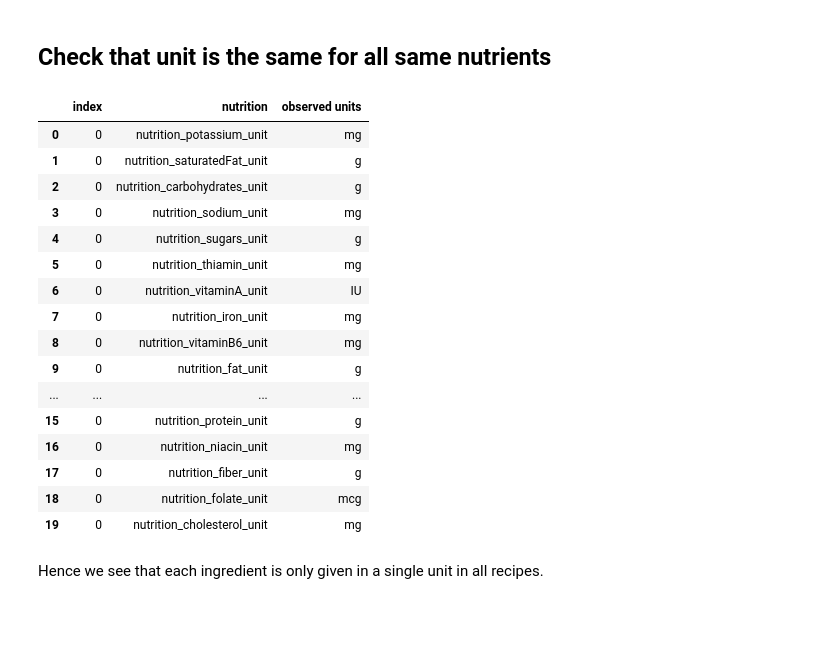
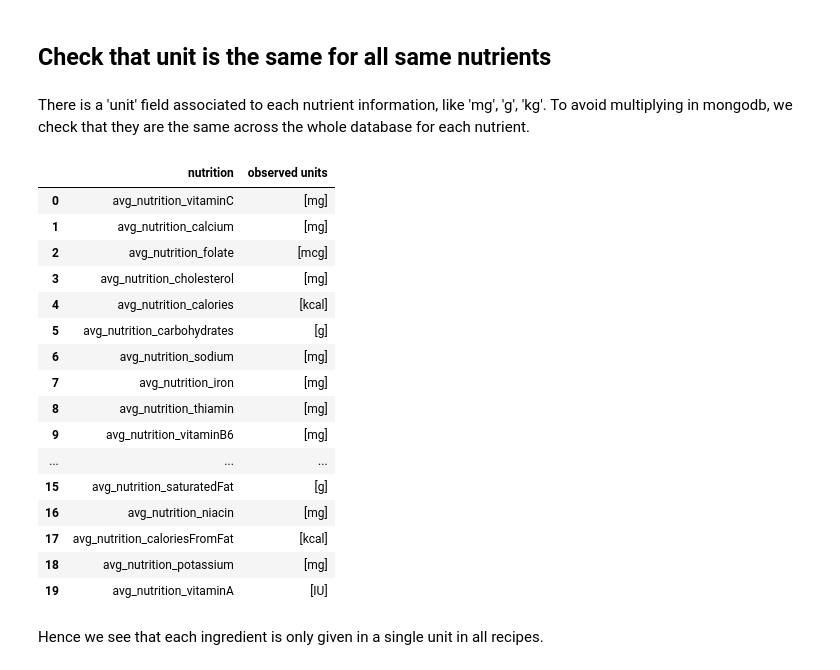
Before and after one commit to Rivollet/ADAProject, a Jupyter notebook: mongo-example/create_JSONs_from_database.ipynb, the cells around one changed output. Saved outputs shown, nothing was run; the diff lists cells and outputs as text; code cells hidden in the pictures; blank space fills up the shorter version.

```diff
--- a/mongo-example/create_JSONs_from_database.ipynb
+++ b/mongo-example/create_JSONs_from_database.ipynb
@@ -266,15 +103,0 @@ allKeysWithDescription
-# %%
-def is_number(myStr):
-    # str as input, returns true if is int or float
-    try:
-        float(myStr)
-        return True
-    except ValueError:
-        return False
-
-def make_column_name(myName):
-    # creates a name inspired from myName removing leading '$' sign (for mongodb) and '.' because of Pandas
-    return myName[1:].replace('.', '_')
-
-is_number(allKeysWithDescription['$nutrition.potassium.amount'])
-#allKeysWithDescription['$nutrition.potassium.amount']
@@ -498,49 +460,57 @@ anotherRecipe
  'video': None}
 # %% [markdown]
 ## Check that unit is the same for all same nutrients
+# %% [markdown]
+There is a 'unit' field associated to each nutrient information, like 'mg', 'g', 'kg'. To avoid multiplying in mongodb, we check that they are the same across the whole database for each nutrient.
 # %%
-allKeysWithDescription = get_all_field_addresses(oneRecipe, shortenLongStrings=False)
-keyAddressesToCheck = []
-for key in allKeysWithDescription:
+# Find all keys that have a unit information
+
+all_keys_with_description = get_all_field_addresses_with_description(oneRecipe, shortenLongStrings=False)
+
+key_addresses_with_unit = []
+for key in all_keys_with_description:
     if key.endswith('.unit'):
-        keyAddressesToCheck.append(key)
+        key_addresses_with_unit.append(key)
 # %%
-df_units = pd.DataFrame(columns = ['nutrition' , 'observed units'])
-for keyName in keyAddressesToCheck:
+df_units = []
+for keyName in key_addresses_with_unit:
 
     results = group_and_get_aggregate_of_field(
         collection,
         group_by_field_address='get_global_aggregation',
         aggregate_field_address=keyName,
         group_by_field_output_name='DummyName',
         aggregate_field_output_name='units',
         aggregationFunction = '$addToSet'
     )
-    #print(results[0])
-    #df2.loc[-1] =
-    df_units = df_units.append(pd.DataFrame({'nutrition': make_column_name(keyName), 'observed units': results[0]['units']}))
-    #a = results
+
+    #df_units = df_units.append(pd.DataFrame({'nutrition': make_column_name(keyName), 'observed units': results[0]['units']}))
+    df_units.append({'nutrition': make_column_name(keyName), 'observed units': results[0]['units']})
+
+df_units = pd.DataFrame(df_units, columns = ['nutrition' , 'observed units'])
 
 df_units = df_units.reset_index()
+df_units['nutrition'] = df_units['nutrition'].map(lambda elem: "avg_" + elem[:-5]) # to have the same keys as in the JSON
+df_units = df_units.drop(axis=1, labels=['index'])
 df_units
 # %% [output]
-|  | index | nutrition | observed units |
-| 0 | 0 | nutrition_potassium_unit | mg |
-| 1 | 0 | nutrition_saturatedFat_unit | g |
-| 2 | 0 | nutrition_carbohydrates_unit | g |
-| 3 | 0 | nutrition_sodium_unit | mg |
-| 4 | 0 | nutrition_sugars_unit | g |
-| 5 | 0 | nutrition_thiamin_unit | mg |
-| 6 | 0 | nutrition_vitaminA_unit | IU |
-| 7 | 0 | nutrition_iron_unit | mg |
-| 8 | 0 | nutrition_vitaminB6_unit | mg |
-| 9 | 0 | nutrition_fat_unit | g |
-| ... | ... | ... | ... |
-| 15 | 0 | nutrition_protein_unit | g |
-| 16 | 0 | nutrition_niacin_unit | mg |
-| 17 | 0 | nutrition_fiber_unit | g |
-| 18 | 0 | nutrition_folate_unit | mcg |
-| 19 | 0 | nutrition_cholesterol_unit | mg |
+|  | nutrition | observed units |
+| 0 | avg_nutrition_vitaminC | [mg] |
+| 1 | avg_nutrition_calcium | [mg] |
+| 2 | avg_nutrition_folate | [mcg] |
+| 3 | avg_nutrition_cholesterol | [mg] |
+| 4 | avg_nutrition_calories | [kcal] |
+| 5 | avg_nutrition_carbohydrates | [g] |
+| 6 | avg_nutrition_sodium | [mg] |
+| 7 | avg_nutrition_iron | [mg] |
+| 8 | avg_nutrition_thiamin | [mg] |
+| 9 | avg_nutrition_vitaminB6 | [mg] |
+| ... | ... | ... |
+| 15 | avg_nutrition_saturatedFat | [g] |
+| 16 | avg_nutrition_niacin | [mg] |
+| 17 | avg_nutrition_caloriesFromFat | [kcal] |
+| 18 | avg_nutrition_potassium | [mg] |
+| 19 | avg_nutrition_vitaminA | [IU] |
 # %% [markdown]
 Hence we see that each ingredient is only given in a single unit in all recipes.
 # %%
```
Also changed, not shown: parts of 46 cells of this notebook, 4 other files.
